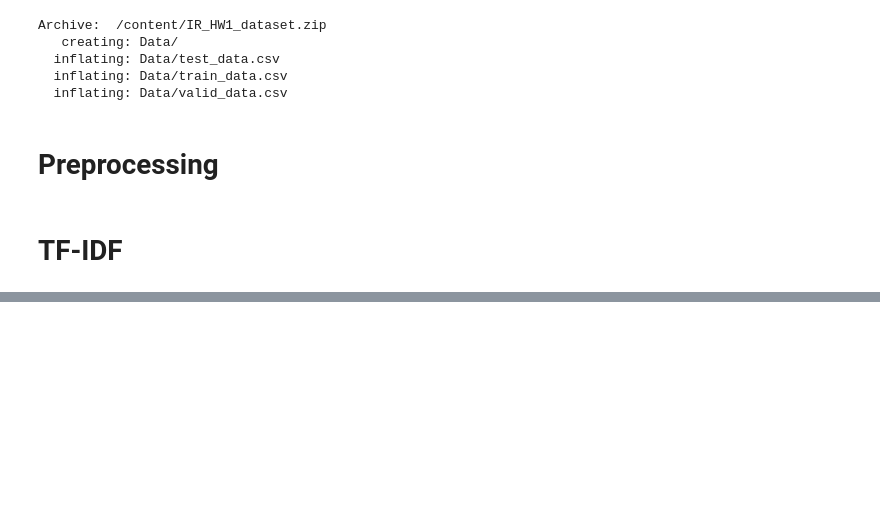
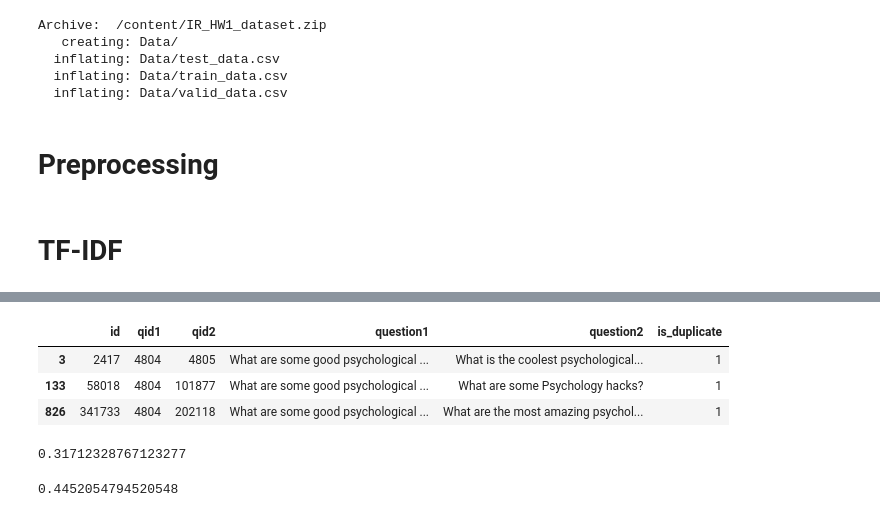
Before and after one commit to AUT-Student/IR-HW1, a Jupyter notebook: IR_HW1.ipynb, the cells around one changed output, grey strips where cells are left out. Cells and saved outputs as stored; diff of their text form; code cells hidden in the pictures; blank space fills up the shorter version.

```diff
--- a/IR_HW1.ipynb
+++ b/IR_HW1.ipynb
@@ -192,0 +223,7 @@ tfidf_recommender.recommend(train_dataset.iloc[100]["question1"])
+# %%
+test_dataset[test_dataset["qid1"]==4804]
+# %% [output]
+|  | id | qid1 | qid2 | question1 | question2 | is_duplicate |
+| 3 | 2417 | 4804 | 4805 | What are some good psychological ... | What is the coolest psychological... | 1 |
+| 133 | 58018 | 4804 | 101877 | What are some good psychological ... | What are some Psychology hacks? | 1 |
+| 826 | 341733 | 4804 | 202118 | What are some good psychological ... | What are the most amazing psychol... | 1 |
@@ -192,0 +317,8 @@ tfidf_recommender.recommend(train_dataset.iloc[100]["question1"])
+# %%
+evaluator.evaluate_p_at_n(dataset=test_dataset_evaluation, n=10)
+# %% [output]
+0.31712328767123277
+# %%
+evaluator.evaluate_p_at_n(dataset=test_dataset_evaluation, n=5)
+# %% [output]
+0.4452054794520548
```
Also changed, not shown: parts of 12 cells of this notebook.
